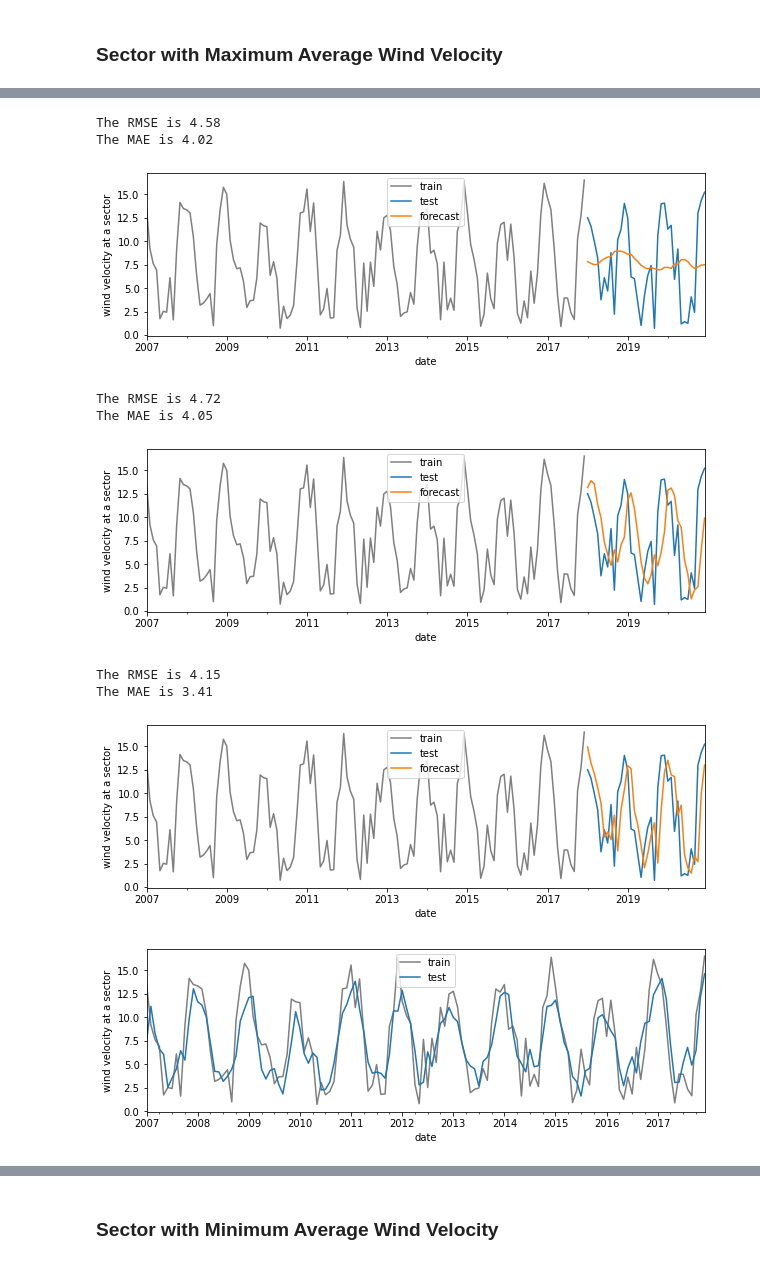
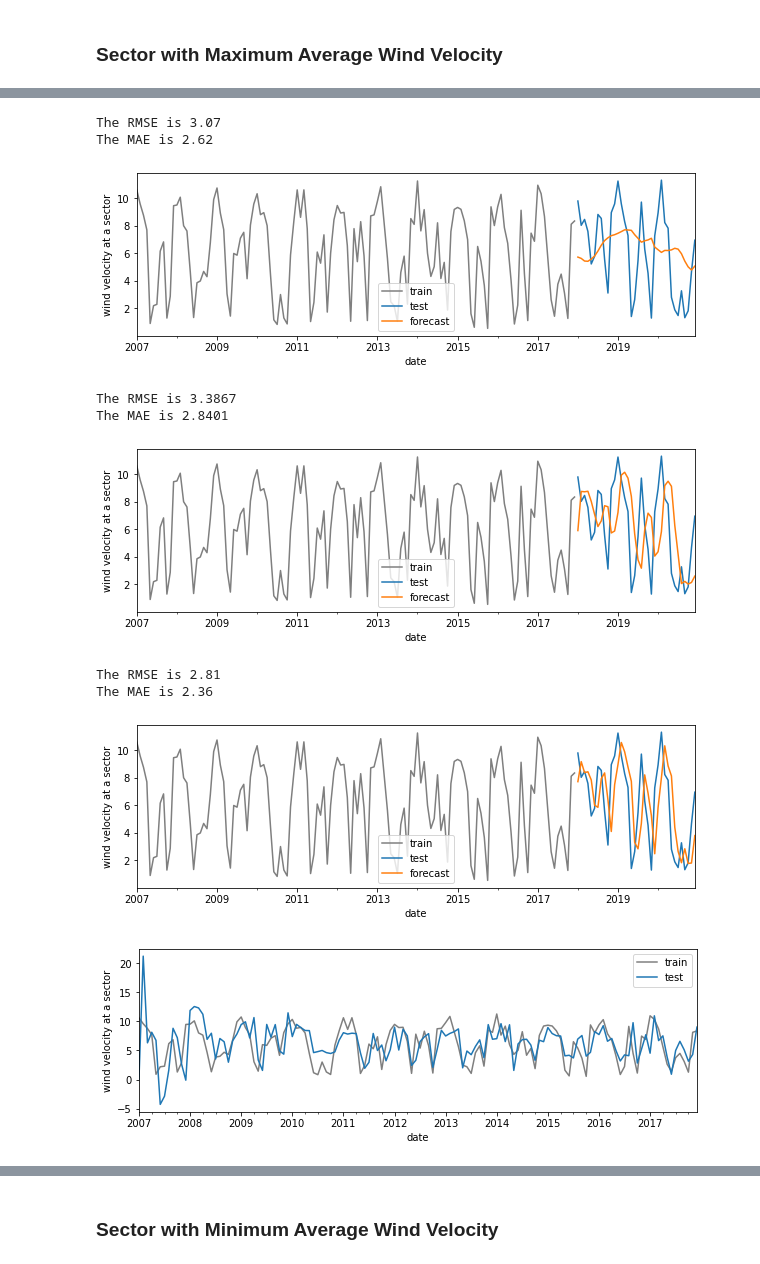
Before and after one commit to janpasia/eskwelabs-capstone, a Jupyter notebook: 07_wind_velocity_time_series.ipynb, the cells around one changed output, grey strips where cells are left out. Drawn from its saved outputs; the diff is of its cells as text; code cells hidden in the pictures.

```diff
--- a/07_wind_velocity_time_series.ipynb
+++ b/07_wind_velocity_time_series.ipynb
@@ -52,6 +89,6 @@ target_df
 # %%
-maxv_df = df[(df.lon == target_df[1:2].lon.values[0]) \
-             & (df.lat == target_df[1:2].lat.values[0])].set_index("date", drop=True)
+maxv_df = df[(df.lon == 122.0) \
+             & (df.lat == 11.75)].set_index("date", drop=True)
 maxv_df
 # %% [output]
 |  | lon | lat | u | v | windvelo |
@@ -188,27 +255,27 @@ The MAE is 3.23
 # %%
 plot_forecast(maxv_train_df, maxv_test_df, get_windowed_forecast(maxv_df, "2018-01-01"), "windvelo") # yearly
 # %% [output]
-The RMSE is 4.58
-The MAE is 4.02
+The RMSE is 3.07
+The MAE is 2.62
-[figure, old version]
+[figure, new version]
 # %%
 plot_forecast(maxv_train_df, maxv_test_df, get_windowed_forecast(maxv_df, "2018-01-01", 3), "windvelo") # quarterly
 # %% [output]
-The RMSE is 4.72
-The MAE is 4.05
+The RMSE is 3.3867
+The MAE is 2.8401
-[figure, old version]
+[figure, new version]
 # %%
 plot_forecast(maxv_train_df, maxv_test_df, get_ema_forecast(maxv_df, "2018-01-01"), "windvelo")
 # %% [output]
-The RMSE is 4.15
-The MAE is 3.41
+The RMSE is 2.81
+The MAE is 2.36
-[figure, old version]
+[figure, new version]
 # %%
-model_fit = get_arima_fit(maxv_train_df, "windvelo", (1, 0, 12))
+model_fit = get_arima_fit(maxv_train_df, "windvelo", (4, 3, 12))
 fitted_df = pd.DataFrame(model_fit.fittedvalues).rename(columns={0: "windvelo"})
 plot_original(maxv_train_df, fitted_df, "windvelo")
 # %% [output]
-[figure, old version]
+[figure, new version]
 # %%
 plot_forecast(maxv_train_df, maxv_test_df, get_arima_forecast(model_fit, len(maxv_test_df), "windvelo"), "windvelo")
 # %% [output]
```
Also changed, not shown: parts of 43 cells of this notebook.
